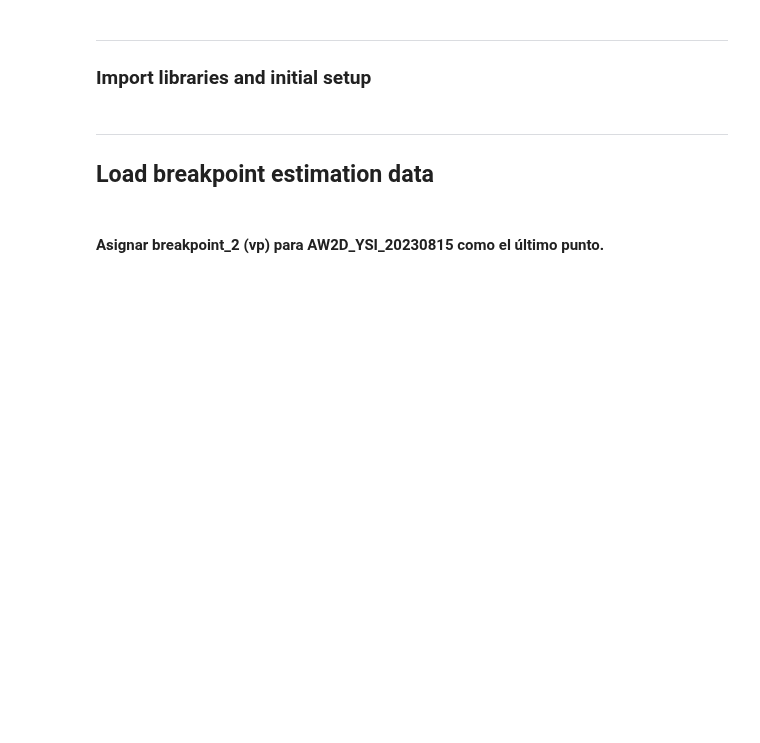
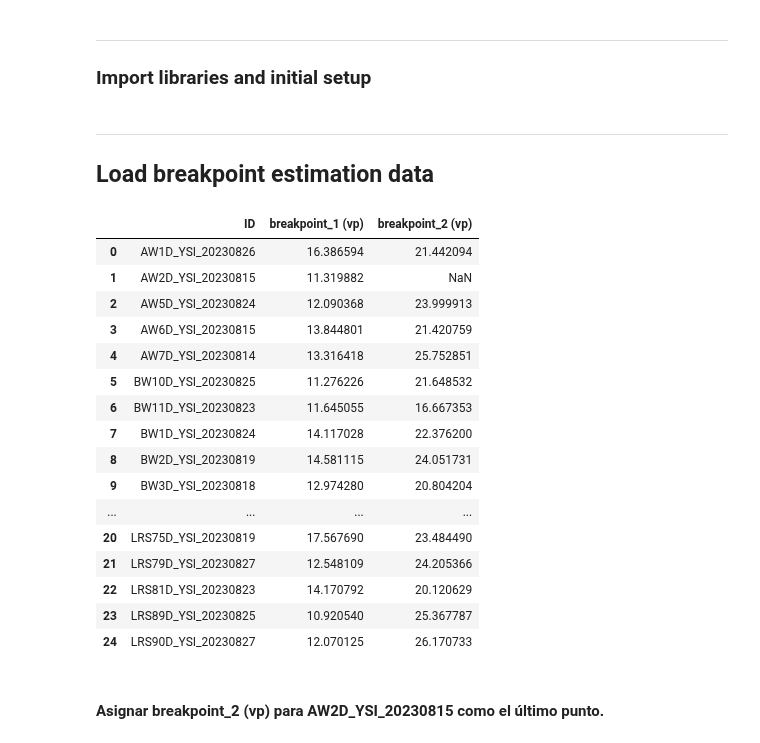
Before and after one commit to androsresearch/freshwater_lens, a Jupyter notebook: notebooks/stats_zones.ipynb, the cells around one changed output. Cells and saved outputs as stored; diff of their text form; code cells hidden in the pictures; blank space fills up the shorter version.

```diff
--- a/notebooks/stats_zones.ipynb
+++ b/notebooks/stats_zones.ipynb
@@ -50,11 +50,29 @@ pd.set_option('display.max_columns', 25)
 # %%
 path_dgh = f'{root}/data/dgh_fwl_estimation.csv'
 
 df_dgh = pd.read_csv(path_dgh)
 
 df_dgh = df_dgh[['ID', 'breakpoint_1 (vp)', 'breakpoint_2 (vp)']]
 
-# df_dgh
+df_dgh
+# %% [output]
+|  | ID | breakpoint_1 (vp) | breakpoint_2 (vp) |
+| 0 | AW1D_YSI_20230826 | 16.386594 | 21.442094 |
+| 1 | AW2D_YSI_20230815 | 11.319882 | NaN |
+| 2 | AW5D_YSI_20230824 | 12.090368 | 23.999913 |
+| 3 | AW6D_YSI_20230815 | 13.844801 | 21.420759 |
+| 4 | AW7D_YSI_20230814 | 13.316418 | 25.752851 |
+| 5 | BW10D_YSI_20230825 | 11.276226 | 21.648532 |
+| 6 | BW11D_YSI_20230823 | 11.645055 | 16.667353 |
+| 7 | BW1D_YSI_20230824 | 14.117028 | 22.376200 |
+| 8 | BW2D_YSI_20230819 | 14.581115 | 24.051731 |
+| 9 | BW3D_YSI_20230818 | 12.974280 | 20.804204 |
+| ... | ... | ... | ... |
+| 20 | LRS75D_YSI_20230819 | 17.567690 | 23.484490 |
+| 21 | LRS79D_YSI_20230827 | 12.548109 | 24.205366 |
+| 22 | LRS81D_YSI_20230823 | 14.170792 | 20.120629 |
+| 23 | LRS89D_YSI_20230825 | 10.920540 | 25.367787 |
+| 24 | LRS90D_YSI_20230827 | 12.070125 | 26.170733 |
 # %% [markdown]
 #### Asignar breakpoint_2 (vp) para AW2D_YSI_20230815 como el último punto.
 # %%
```
Also changed, not shown: parts of 6 cells of this notebook.
